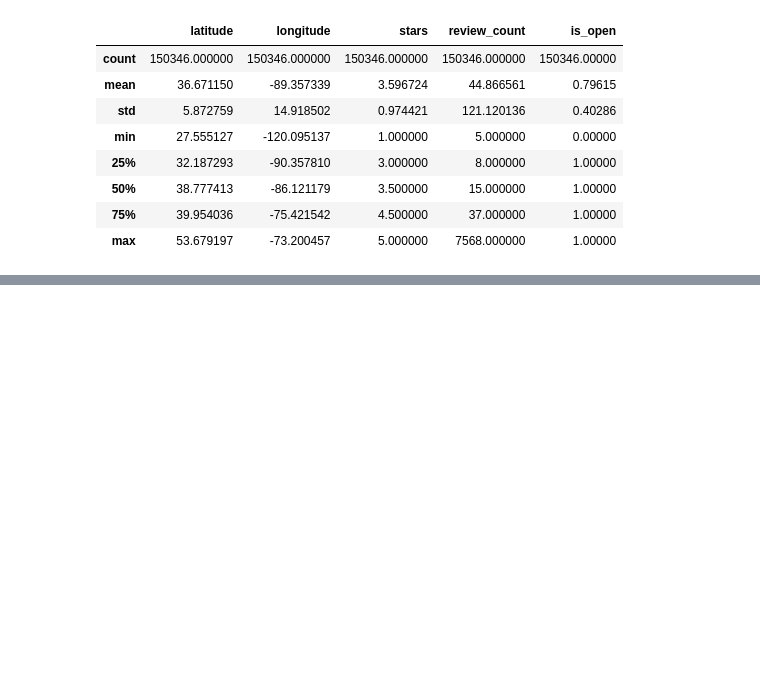
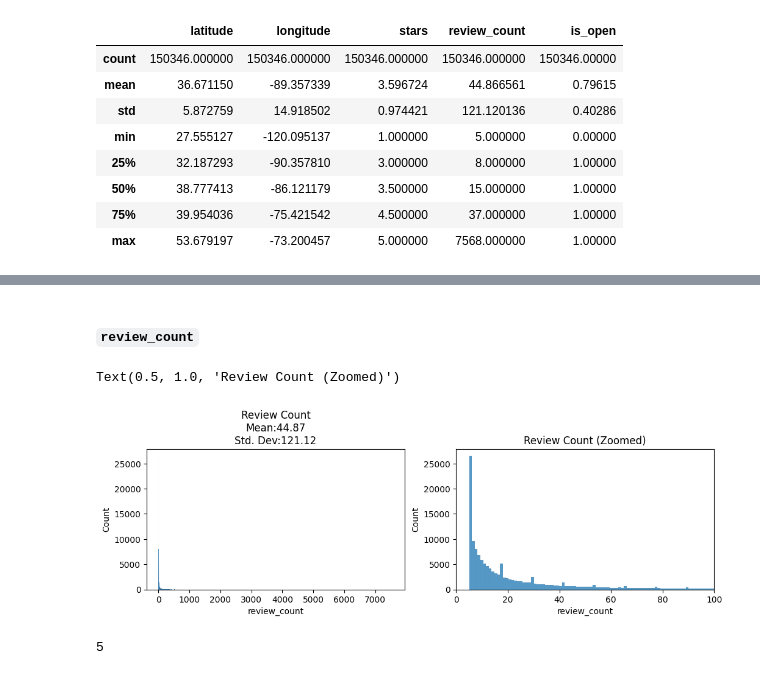
Before and after one commit to Dimasaur/scorecast, a Jupyter notebook: eda/quentin_eda.ipynb, the cells around one changed output, grey strips where cells are left out. Drawn from its saved outputs; the diff is of its cells as text; code cells hidden in the pictures; blank space fills up the shorter version.

```diff
--- a/eda/quentin_eda.ipynb
+++ b/eda/quentin_eda.ipynb
@@ -60,0 +99,17 @@ data.describe()
+# %% [markdown]
+#### `review_count`
+# %%
+fig, ax = plt.subplots(1, 2, figsize=(12,3))
+
+sns.histplot(data = business.review_count, ax = ax[0])
+sns.histplot(data = business.review_count, ax = ax[1])
+ax[1].set_xlim([0,100])
+ax[0].set_title(f'Review Count\nMean:{round(business.review_count.mean(),2)}\nStd. Dev:{round(business.review_count.std(),2)}')
+ax[1].set_title(f'Review Count (Zoomed)')
+# %% [output]
+Text(0.5, 1.0, 'Review Count (Zoomed)')
+[figure, added]
+# %%
+business.review_count.min()
+# %% [output]
+5
```
Also changed, not shown: parts of 16 cells of this notebook.
